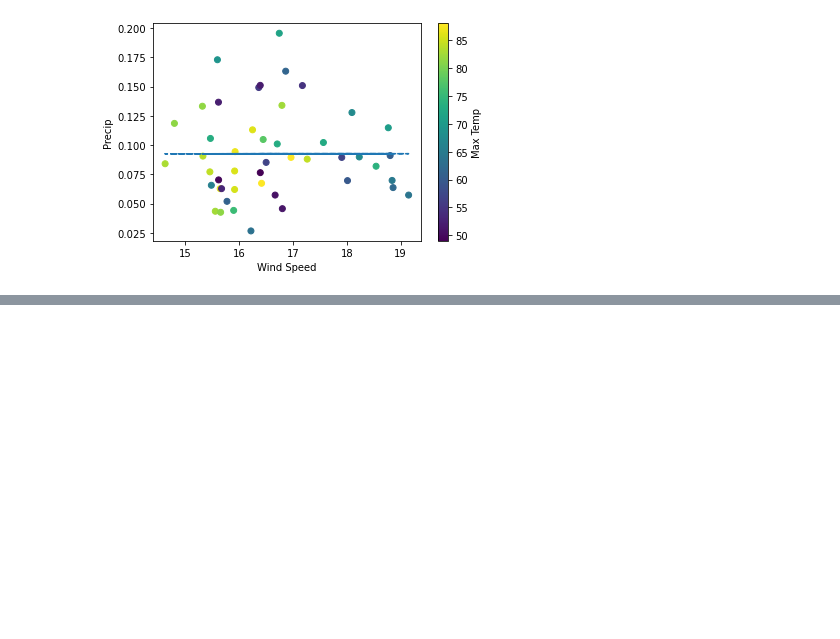
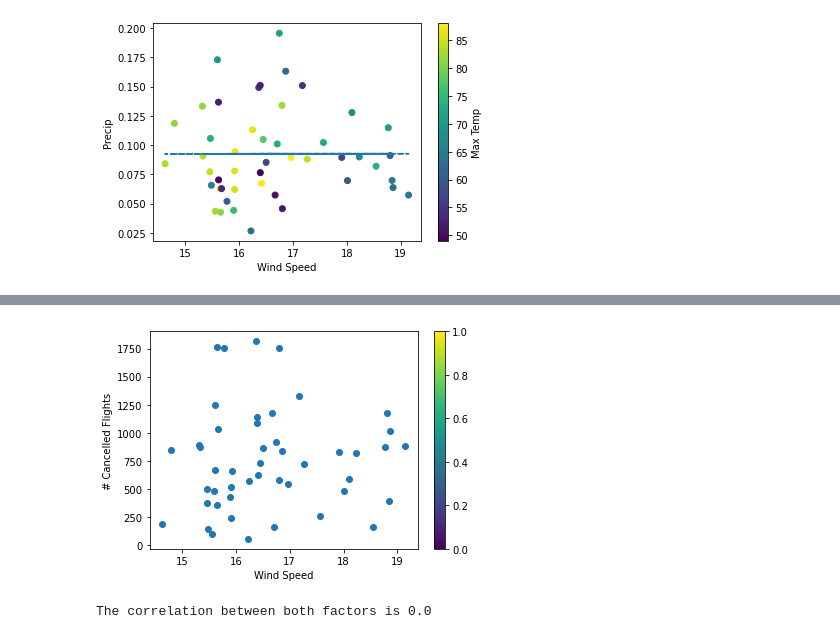
Before and after one commit to domingo-aj/Group-Project-1, a Jupyter notebook: Mia_Plots_FileTwo.ipynb, the cells around one changed output, grey strips where cells are left out. Cells and saved outputs as stored; diff of their text form; code cells hidden in the pictures; blank space fills up the shorter version.

```diff
--- a/Mia_Plots_FileTwo.ipynb
+++ b/Mia_Plots_FileTwo.ipynb
@@ -215,0 +237,17 @@ plt.show()
+# %%
+#Monthly Avg. Wind Speed vs. Cancellations
+plt.scatter(combined['Wind Speed'],combined['# Cancelled Flights'])
+clb = plt.colorbar()
+plt.xlabel("Wind Speed")
+plt.ylabel("# Cancelled Flights")
+plt.show()
+# %% [output]
+[figure, added]
+# %%
+#Correlation
+wind_speed = combined.iloc[:,5]
+cancelled_flights = combined.iloc[:,6]
+correlation = st.pearsonr(wind_speed,precip)
+print(f"The correlation between both factors is {round(correlation[0],2)}")
+# %% [output]
+The correlation between both factors is 0.0
```
Also changed, not shown: parts of 1 cell of this notebook, 2 other files.
